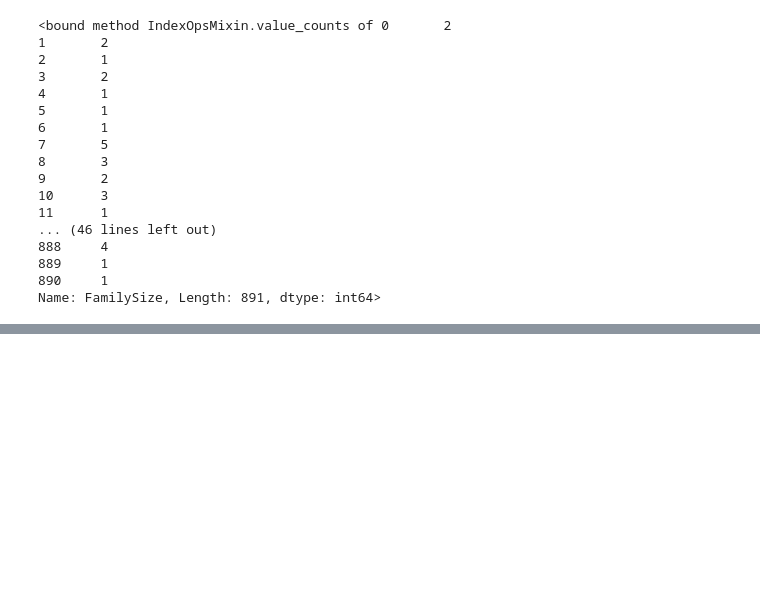
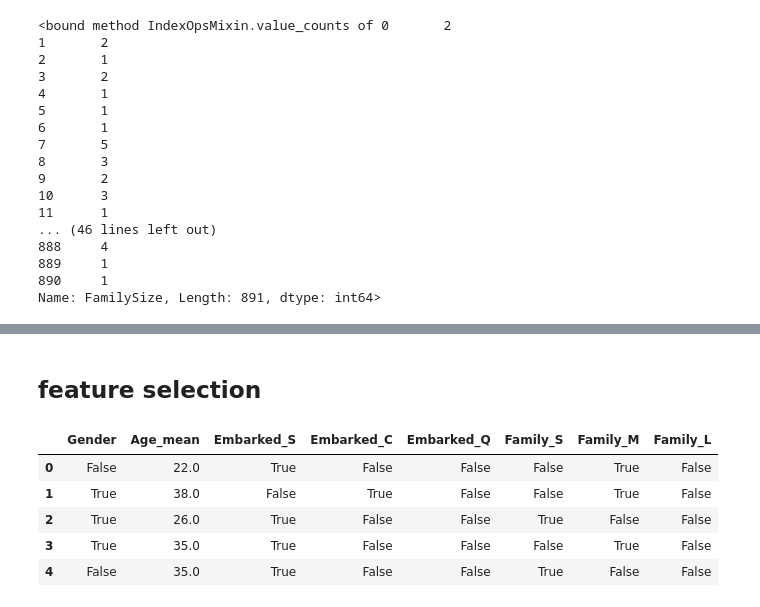
Before and after one commit to seoyeongsong/Titanic, a Jupyter notebook: Decision Tree.ipynb, the cells around one changed output, grey strips where cells are left out. Saved outputs shown, nothing was run; the diff lists cells and outputs as text; code cells hidden in the pictures; blank space fills up the shorter version.

```diff
--- a/Decision Tree.ipynb
+++ b/Decision Tree.ipynb
@@ -213,3 +213,8 @@ train['FamilySize'].value_counts
 889     1
 890     1
 Name: FamilySize, Length: 891, dtype: int64>
+# %%
+train['Family'] = train['FamilySize']
+train.loc[train['FamilySize'] == 1, 'Family'] = 'S'
+train.loc[(train['FamilySize'] > 1) & (train['FamilySize'] < 5), 'Family'] = 'M'
+train.loc[train['FamilySize'] > 4, 'Family'] = 'L'
@@ -215,0 +230,4 @@ Name: FamilySize, Length: 891, dtype: int64>
+# %%
+train['Family_S'] = train['Family'] == "S"
+train['Family_M'] = train['Family'] == "M"
+train['Family_L'] = train['Family'] == "L"
@@ -215,0 +271,14 @@ Name: FamilySize, Length: 891, dtype: int64>
+# %% [markdown]
+## feature selection
+# %%
+feature_names = ['Gender', 'Age_mean', 'Embarked_S', 'Embarked_C', 'Embarked_Q', 'Family_S', 'Family_M', 'Family_L']
+# %%
+x_train = train[feature_names]
+x_train.head()
+# %% [output]
+|  | Gender | Age_mean | Embarked_S | Embarked_C | Embarked_Q | Family_S | Family_M | Family_L |
+| 0 | False | 22.0 | True | False | False | False | True | False |
+| 1 | True | 38.0 | False | True | False | False | True | False |
+| 2 | True | 26.0 | True | False | False | True | False | False |
+| 3 | True | 35.0 | True | False | False | False | True | False |
+| 4 | False | 35.0 | True | False | False | True | False | False |
```
Also changed, not shown: parts of 23 cells of this notebook, 1 other file.
